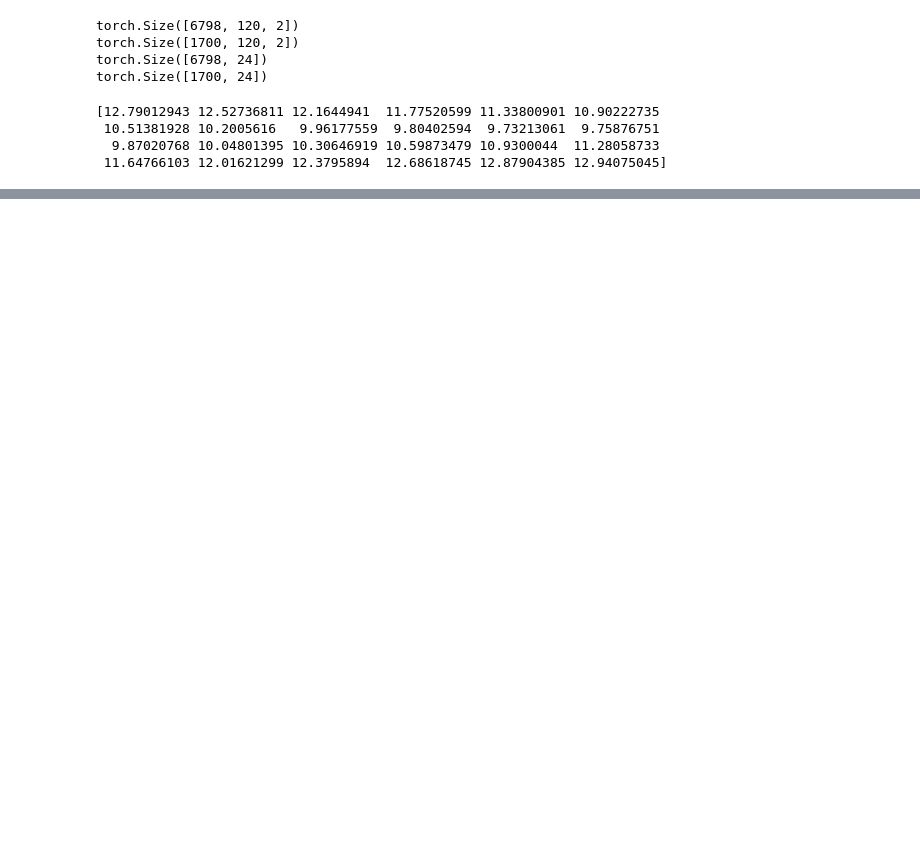
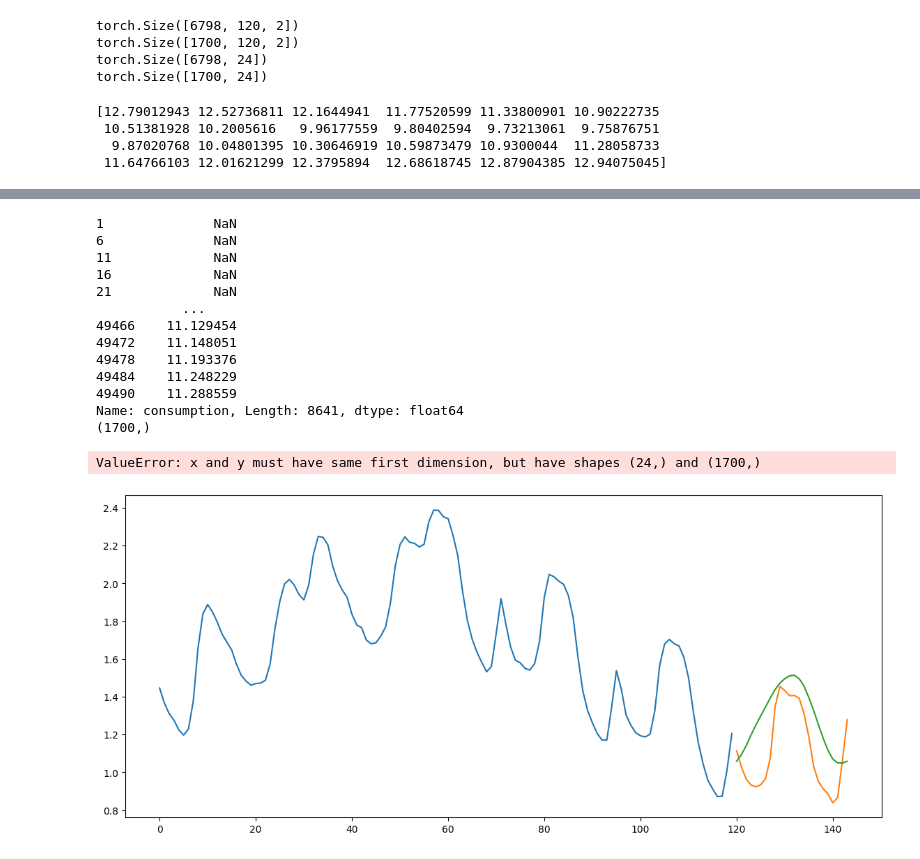
Before and after one commit to andershc/Consumption-LSTM, a Jupyter notebook: ANEO-LSTM.ipynb, the cells around one changed output, grey strips where cells are left out. Saved outputs shown, nothing was run; the diff lists cells and outputs as text; code cells hidden in the pictures; blank space fills up the shorter version.

```diff
--- a/ANEO-LSTM.ipynb
+++ b/ANEO-LSTM.ipynb
@@ -277,0 +300,38 @@ plt.show()
+# %%
+sequence_nr = 100
+
+# Create a rolling mean baseline using rolling() and mean()
+rolling_mean_values = oslo_data['consumption'].rolling(window=24).mean()
+print(rolling_mean_values)
+# Filter to just include the sequence we're interested in
+rolling_mean_values = rolling_mean_values.iloc[train_size:train_size+len(predicted_values)]
+print(rolling_mean_values.shape)
+
+
+# Plot a graph showing the predicted value of one sequence and the actual values for the next 24 hours with the 5-day history
+plt.figure(figsize=(14, 6))
+plt.plot(range(seq_length), X_test_seq[sequence_nr, :, 0], label='5-day History')
+plt.plot(range(seq_length, seq_length+pred_length), y_test_seq[sequence_nr], label='True Future')
+plt.plot(range(seq_length, seq_length+pred_length), y_pred[sequence_nr], label='Predicted Future')
+plt.plot(range(seq_length, seq_length+pred_length), rolling_mean_values, linestyle='--', color='orange', label='Moving Average Baseline')  # add a horizontal line for the moving average baseline
+plt.legend()
+plt.title('One Sequence Prediction')
+plt.xlabel('Time Step')
+plt.ylabel('Scaled Consumption Value')
+plt.show()
+# %% [output]
+1              NaN
+6              NaN
+11             NaN
+16             NaN
+21             NaN
+           ...
+49466    11.129454
+49472    11.148051
+49478    11.193376
+49484    11.248229
+49490    11.288559
+Name: consumption, Length: 8641, dtype: float64
+(1700,)
+ValueError: x and y must have same first dimension, but have shapes (24,) and (1700,)
+[figure, added]
```
Also changed, not shown: parts of 4 cells of this notebook, 1 other file.
